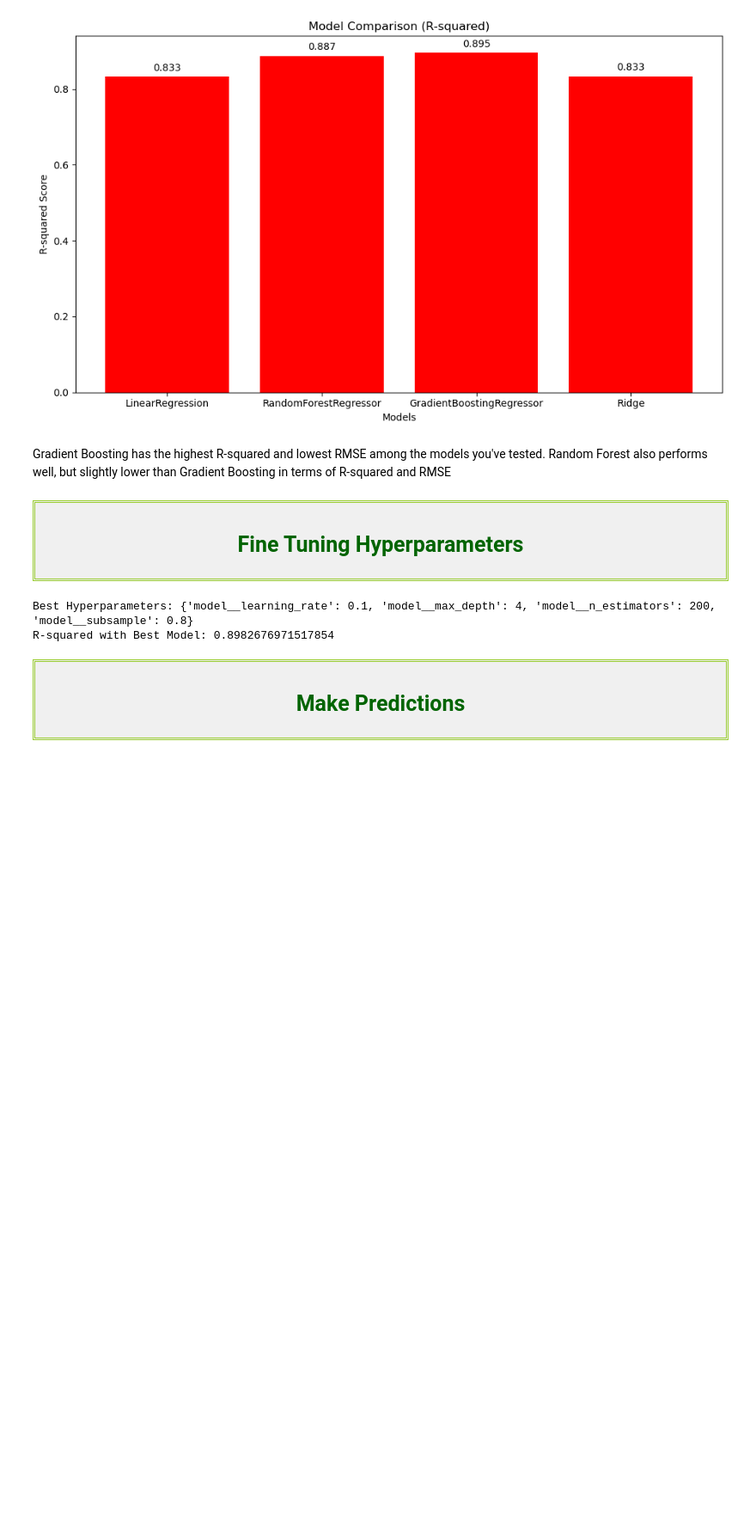
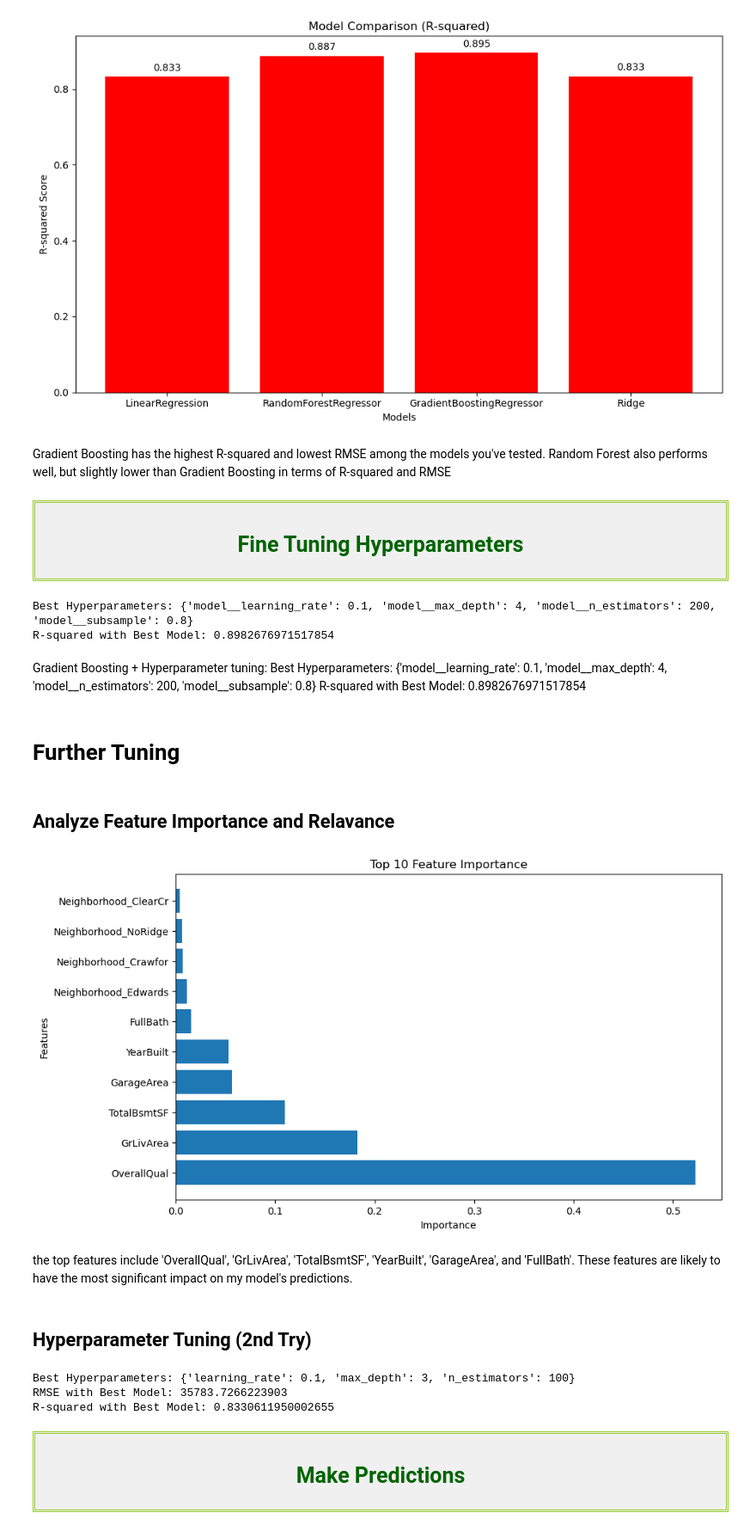
Before and after one commit to chi0405/Predicting-House-Price, a Jupyter notebook: predicting-house-prices-xgb-rf.ipynb, the cells around one changed output. Shown at 86% size. Saved outputs shown, nothing was run; the diff lists cells and outputs as text; code cells hidden in the pictures; blank space fills up the shorter version.

Commit message:
Kaggle Notebook | 💲 Predicting House Prices | XGB - RF  | Version 20

```diff
--- a/predicting-house-prices-xgb-rf.ipynb
+++ b/predicting-house-prices-xgb-rf.ipynb
@@ -350,7 +350,7 @@ y = train_df['SalePrice']
 # %%
 from sklearn.model_selection import train_test_split
 # Combine numerical and categorical features
-X_combined = pd.concat([X_num, X_cat], axis=1)
+X_combined = pd.concat([X_num, X_cat], axis=1).reset_index()
 
 # Split data into training and validation sets
 X_train_combined, X_valid_combined, y_train, y_valid = train_test_split(X_combined, y, test_size=0.2, random_state=42)
@@ -483,3 +483,54 @@ print("R-squared with Best Model:", r2_best)
 # %% [output]
 Best Hyperparameters: {'model__learning_rate': 0.1, 'model__max_depth': 4, 'model__n_estimators': 200, 'model__subsample': 0.8}
 R-squared with Best Model: 0.8982676971517854
+# %% [markdown]
+Gradient Boosting + Hyperparameter tuning:
+Best Hyperparameters: {'model__learning_rate': 0.1, 'model__max_depth': 4, 'model__n_estimators': 200, 'model__subsample': 0.8}
+R-squared with Best Model: 0.8982676971517854
+# %% [markdown]
+# Further Tuning
+# %% [markdown]
+## Analyze Feature Importance and Relavance
+# %%
+best_model = GradientBoostingRegressor(
+    learning_rate=0.1,
+    max_depth=4,
+    n_estimators=200,
+    subsample=0.8
+)
+# %%
+# Preprocess the combined dataset (including both numerical and categorical features)
+X_train_combined_preprocessed = preprocessor.transform(X_train_combined)
+X_valid_combined_preprocessed = preprocessor.transform(X_valid_combined)
+
+# Fit the best model on the entire preprocessed training data
+best_model.fit(X_train_combined_preprocessed, y_train)
+
+# Get feature importance scores
+feature_importance = best_model.feature_importances_
+
+# Get the one-hot encoded feature names from the categorical transformer
+categorical_onehot_features = preprocessor.named_transformers_['cat'].get_feature_names_out(categorical_features)
+
+# Create a DataFrame to store feature importance
+all_feature_names = numerical_features + list(categorical_onehot_features)
+feature_importance_df = pd.DataFrame({'Feature': all_feature_names, 'Importance': feature_importance})
+
+# Sort the DataFrame by importance in descending order
+feature_importance_df = feature_importance_df.sort_values(by='Importance', ascending=False)
+
+# Select the top N important features for visualization
+top_n = 10
+top_features = feature_importance_df.head(top_n)
+
+# Visualize feature importance
+plt.figure(figsize=(10, 6))
+plt.barh(top_features['Feature'], top_features['Importance'])
+plt.xlabel('Importance')
+plt.ylabel('Features')
+plt.title('Top {} Feature Importance'.format(top_n))
+plt.show()
+# %% [output]
+[figure, added]
+# %% [markdown]
+the top features include 'OverallQual', 'GrLivArea', 'TotalBsmtSF', 'YearBuilt', 'GarageArea', and 'FullBath'. These features are likely to have the most significant impact on my model's predictions.
@@ -485,0 +539,2 @@ R-squared with Best Model: 0.8982676971517854
+# %% [markdown]
+## Hyperparameter Tuning (2nd Try)
@@ -486,3 +546,28 @@ R-squared with Best Model: 0.8982676971517854
+# %%
+# Define the hyperparameter grid
+param_grid2 = {
+    'learning_rate': [0.1, 0.01, 0.001],
+    'n_estimators': [100, 200, 300],
+    'max_depth': [3, 4, 5]
+}
+model = GradientBoostingRegressor()
+grid_2 = GridSearchCV(model, param_grid2, cv=5, scoring='neg_mean_squared_error', n_jobs=-1)
+
+grid_2.fit(X_train, y_train)
+
+best_model_2 = grid_2.best_estimator_
+best_params = grid_2.best_params_
+
+y_pred = best_model_2.predict(X_test)
+rms_2 = mean_squared_error(y_test, y_pred)
+
+print("Best Hyperparameters:", best_params)
+print("RMSE with Best Model:", rmse)
+print("R-squared with Best Model:", r2)
+# %% [output]
+Best Hyperparameters: {'learning_rate': 0.1, 'max_depth': 3, 'n_estimators': 100}
+RMSE with Best Model: 35783.7266223903
+R-squared with Best Model: 0.8330611950002655
 # %% [markdown]
 <div style="background-color: #f0f0f0; border: 3px double #9ACD32; padding: 10px;text-align: center;">
     <h2 style="color: #006400; font-size: 25px; font-family: Arial;font-weight: bold;"> Make Predictions </h2>
```
Also changed, not shown: parts of 8 cells of this notebook.
